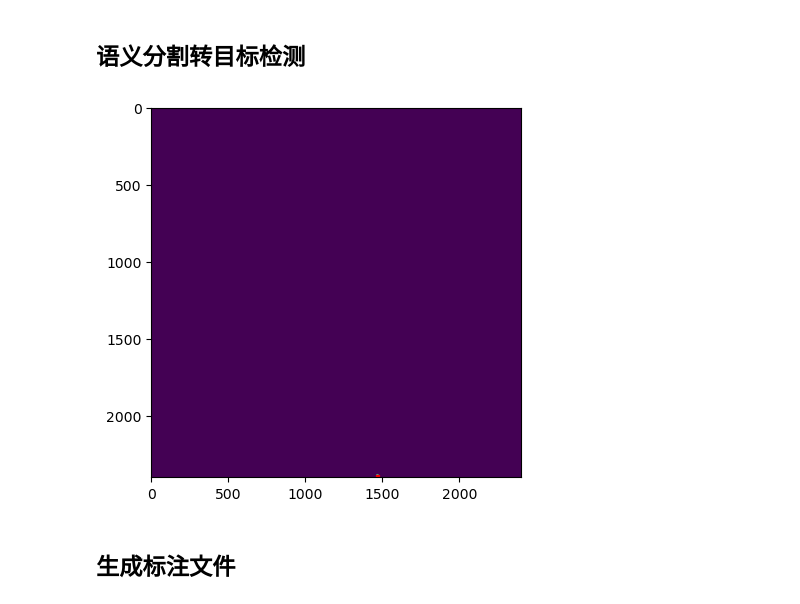
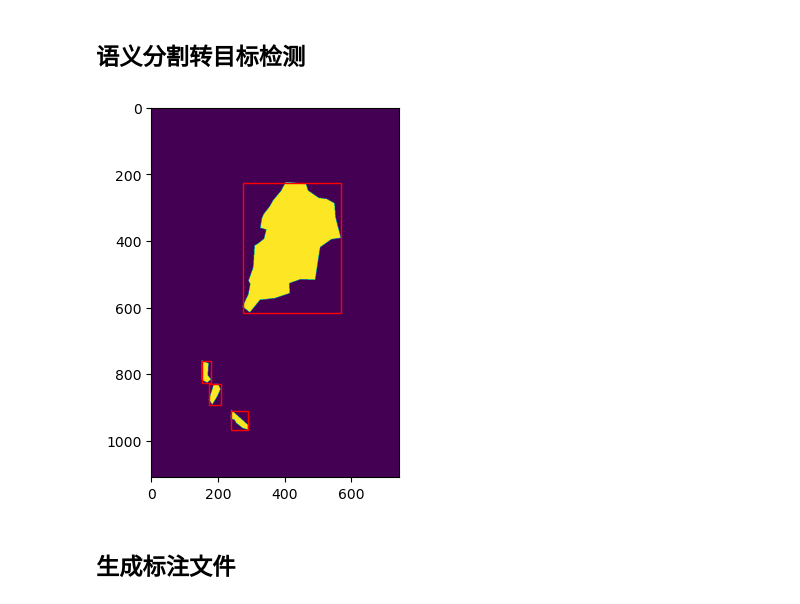
Before and after one commit to huanghong-github/utils, a Jupyter notebook: Masks2Boxes.ipynb, the cells around one changed output. Saved outputs shown, nothing was run; the diff lists cells and outputs as text; code cells hidden in the pictures.

```diff
--- a/Masks2Boxes.ipynb
+++ b/Masks2Boxes.ipynb
@@ -63,7 +63,7 @@ show(img*255)
 # %%
 from skimage import morphology,measure
 
-def getboundingbox(imdata:np.array,min_size=100):
+def getboundingbox(imdata:np.array,min_size=10):
     # mask = np.zeros((image.shape[0], image.shape[1]), dtype=np.uint8)
     # mask[np.where(image == rgbmask[1])] = 1
     mask=imdata>0
@@ -76,11 +76,11 @@ def getboundingbox(imdata:np.array,min_size=100):
     boundingbox = [region.bbox for region in regionprops]
     return boundingbox
 # %%
-def newgetboundingbox(imdata:np.array,min_size=100,kernel=(150,150)):
+def newgetboundingbox(imdata:np.array,min_size=2,kernel=(5,5)):
     # 通过膨胀去连通，可以min_size筛除小目标,或者通过锚框面积筛除
     # 通过kernel调整膨胀
     ## 膨胀
-    kernel = cv2.getStructuringElement(cv2.MORPH_ELLIPSE, kernel=kernel)
+    kernel = cv2.getStructuringElement(cv2.MORPH_ELLIPSE, ksize=kernel)
     dilated = cv2.dilate(imdata.copy(), kernel, 1)
     # plt.imshow(dilated)
     bboxs = getboundingbox(dilated,min_size)
@@ -106,20 +106,20 @@ def newgetboundingbox(imdata:np.array,min_size=100,kernel=(150,150)):
 # %%
 import matplotlib.pyplot as plt
 import matplotlib.patches as patch
 
-maskpath=Path(r'D:\nn\code\datasets\fire\satellite\Segments\A2023001_h11v07.png')
+maskpath=Path(r'D:\nn\code\datasets\fire\satellite\seg\25.png')
 im=cv2.imread(maskpath,0)
 
 res=newgetboundingbox(im)
 
 # 考虑DBSCAN是否可以实现
 fig,ax = plt.subplots(1)
 ax.imshow(im)
 for box in res:
     rect = patch.Rectangle((box[1], box[0]), box[3]-box[1], box[2]-box[0],edgecolor = 'r', linewidth = 1,fill = False)
     ax.add_patch(rect)
 # %% [output]
-[figure, old version]
+[figure, new version]
 # %% [markdown]
 ## 生成标注文件
 # %%
```
Also changed, not shown: parts of 1 cell of this notebook, 1 other file.
